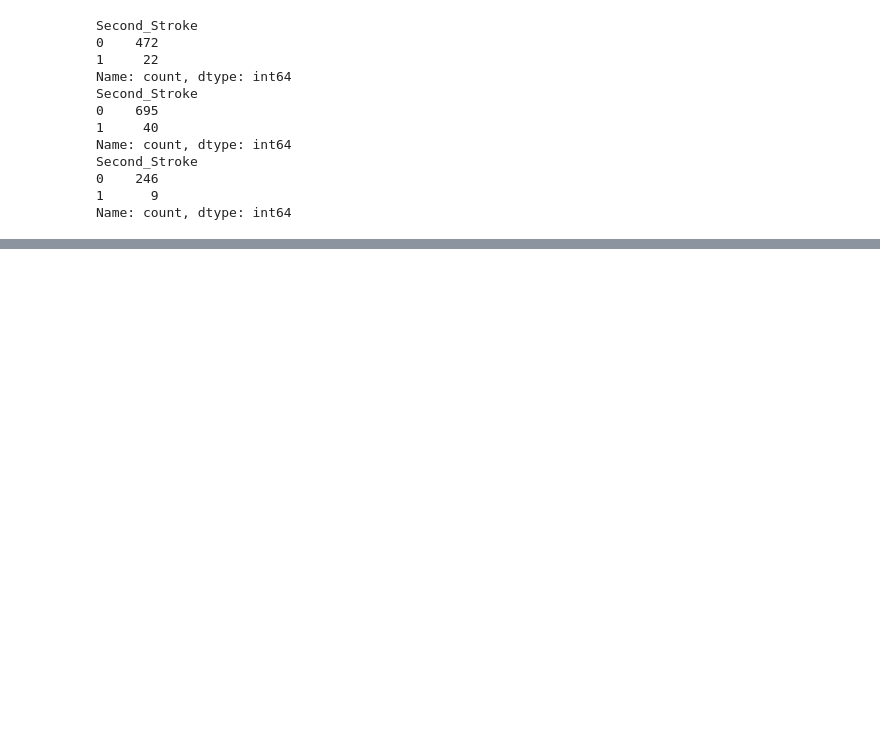
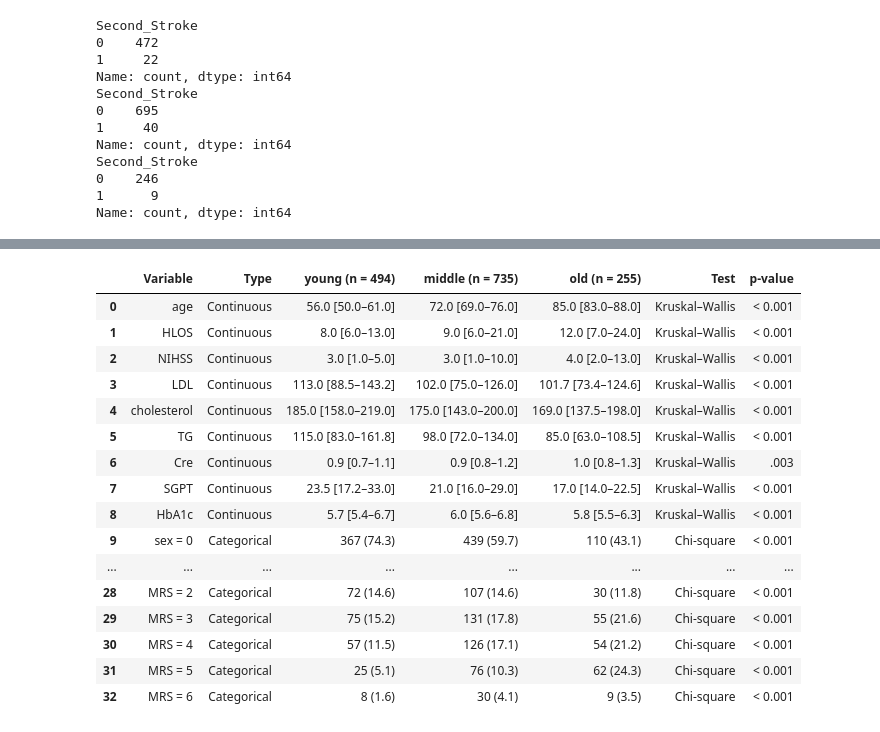
Before and after one commit to a0935210570602/Risk_Factor_Analysis_of_Obstructive-Sleep_Apnea, a Jupyter notebook: EDA/age_EDA.ipynb, the cells around one changed output, grey strips where cells are left out. Cells and saved outputs as stored; diff of their text form; code cells hidden in the pictures; blank space fills up the shorter version.

```diff
--- a/EDA/age_EDA.ipynb
+++ b/EDA/age_EDA.ipynb
@@ -19,5 +20,5 @@ all_df = [age_below_65_df, age_between_65_80_df, age_over_80_df]
 for i in range(len(all_df)):
     all_df[i]=all_df[i].rename(columns={"LDL ": "LDL"})
 # %%
-categorical_features = ['sex','tPA(0/1)','EVT(0/1)','HTN(0/1)','DM(0/1)','Dyslipidemia(0/1)','Af(0/1)','smoking(Y/N/Q)']
+categorical_features = ['sex','tPA(0/1)','EVT(0/1)','HTN(0/1)','DM(0/1)','Dyslipidemia(0/1)','Af(0/1)','smoking(Y/N/Q)', 'MRS']
 # %%
@@ -138,0 +413,20 @@ plt.show()
+# %%
+from scipy.stats import chi2_contingency, fisher_exact
+
+cat_results = []
+for feature in categorical_features:
+    ctab = pd.crosstab(df_combined['age_group'], df_combined[feature])
+
+    # Check expected counts
+    chi2, p, dof, expected = chi2_contingency(ctab)
+    if (expected < 5).any() and ctab.shape == (2, 2):
+        # Use Fisher’s exact for 2x2
+        _, p = fisher_exact(ctab)
+        test_name = "Fisher's Exact"
+    else:
+        test_name = "Chi-square"
+
+    cat_results.append({'Feature': feature, 'Test': test_name, 'p-value': p})
+
+cat_results_df = pd.DataFrame(cat_results).round(4)
+print(cat_results_df)
@@ -138,0 +523,30 @@ plt.show()
+# %%
+df_combined['age_group'] = pd.Categorical(df_combined['age_group'],
+                                          categories=['young','middle','old'],
+                                          ordered=True)
+
+table = build_baseline_table(df_combined, cont_features, categorical_features,
+                             group_col='age_group',
+                             group_order=['young','middle','old'],
+                             export_path='baseline_table.xlsx')
+
+display(table)
+# table.to_excel("Baseline_APA_NEJM_style.xlsx", index=False)
+# %% [output]
+|  | Variable | Type | young (n = 494) | middle (n = 735) | old (n = 255) | Test | p-value |
+| 0 | age | Continuous | 56.0 [50.0–61.0] | 72.0 [69.0–76.0] | 85.0 [83.0–88.0] | Kruskal–Wallis | < 0.001 |
+| 1 | HLOS | Continuous | 8.0 [6.0–13.0] | 9.0 [6.0–21.0] | 12.0 [7.0–24.0] | Kruskal–Wallis | < 0.001 |
+| 2 | NIHSS | Continuous | 3.0 [1.0–5.0] | 3.0 [1.0–10.0] | 4.0 [2.0–13.0] | Kruskal–Wallis | < 0.001 |
+| 3 | LDL | Continuous | 113.0 [88.5–143.2] | 102.0 [75.0–126.0] | 101.7 [73.4–124.6] | Kruskal–Wallis | < 0.001 |
+| 4 | cholesterol | Continuous | 185.0 [158.0–219.0] | 175.0 [143.0–200.0] | 169.0 [137.5–198.0] | Kruskal–Wallis | < 0.001 |
+| 5 | TG | Continuous | 115.0 [83.0–161.8] | 98.0 [72.0–134.0] | 85.0 [63.0–108.5] | Kruskal–Wallis | < 0.001 |
+| 6 | Cre | Continuous | 0.9 [0.7–1.1] | 0.9 [0.8–1.2] | 1.0 [0.8–1.3] | Kruskal–Wallis | .003 |
+| 7 | SGPT | Continuous | 23.5 [17.2–33.0] | 21.0 [16.0–29.0] | 17.0 [14.0–22.5] | Kruskal–Wallis | < 0.001 |
+| 8 | HbA1c | Continuous | 5.7 [5.4–6.7] | 6.0 [5.6–6.8] | 5.8 [5.5–6.3] | Kruskal–Wallis | < 0.001 |
+| 9 | sex = 0 | Categorical | 367 (74.3) | 439 (59.7) | 110 (43.1) | Chi-square | < 0.001 |
+| ... | ... | ... | ... | ... | ... | ... | ... |
+| 28 | MRS = 2 | Categorical | 72 (14.6) | 107 (14.6) | 30 (11.8) | Chi-square | < 0.001 |
+| 29 | MRS = 3 | Categorical | 75 (15.2) | 131 (17.8) | 55 (21.6) | Chi-square | < 0.001 |
+| 30 | MRS = 4 | Categorical | 57 (11.5) | 126 (17.1) | 54 (21.2) | Chi-square | < 0.001 |
+| 31 | MRS = 5 | Categorical | 25 (5.1) | 76 (10.3) | 62 (24.3) | Chi-square | < 0.001 |
+| 32 | MRS = 6 | Categorical | 8 (1.6) | 30 (4.1) | 9 (3.5) | Chi-square | < 0.001 |
```
Also changed, not shown: parts of 23 cells of this notebook.
